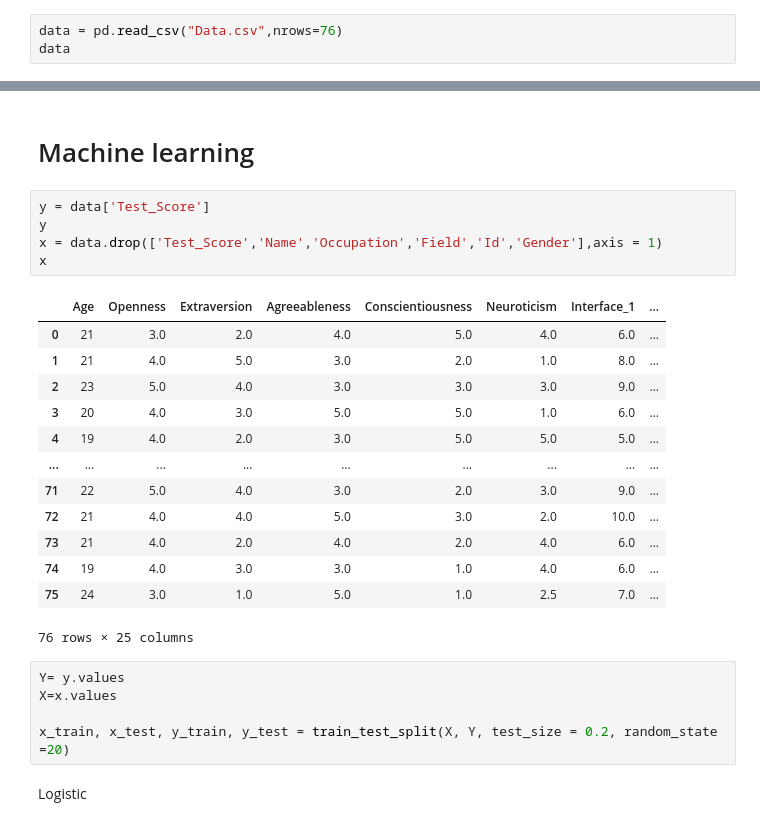
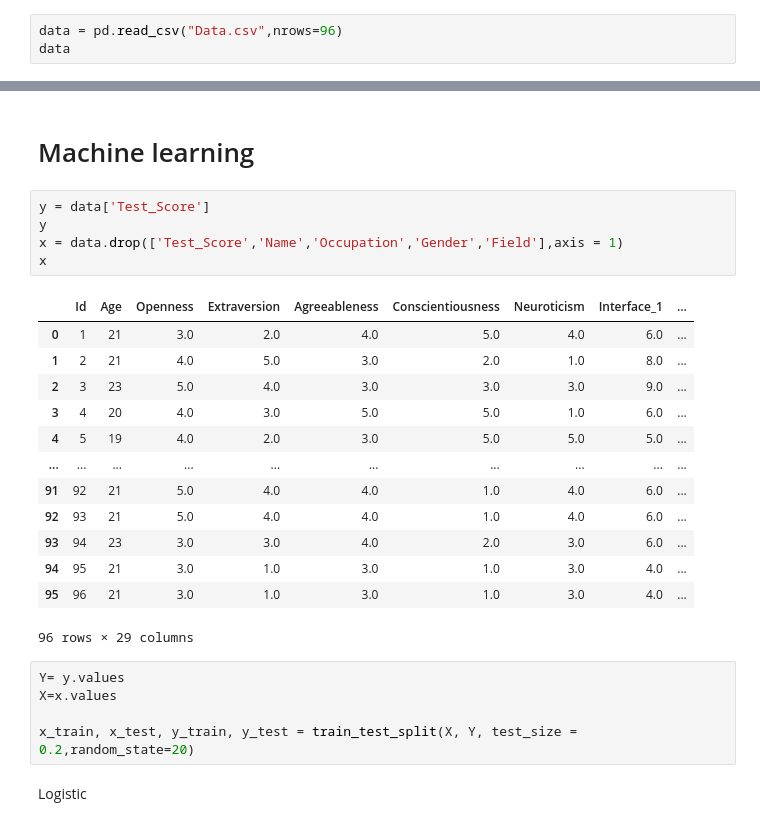
Before and after one commit to Mariamali2001/Bachelor_Project, a Jupyter notebook: Project.ipynb, the cells around one changed output, grey strips where cells are left out. Cells and saved outputs as stored; diff of their text form.

```diff
--- a/Project.ipynb
+++ b/Project.ipynb
@@ -25,7 +25,7 @@ from sklearn.tree import DecisionTreeClassifier
 # %% [markdown]
 Reading data
 # %%
-data = pd.read_csv("Data.csv",nrows=76)
+data = pd.read_csv("Data.csv",nrows=96)
 data
 # %% [output]
 |  | Id | Name | Gender | Field | Occupation | Age | Openness | Extraversion | Agreeableness | ... |
@@ -168,27 +429,27 @@ sns.histplot(x='Test_Score', hue='Test_Score', data=data)
 # %%
 y = data['Test_Score']
 y
-x = data.drop(['Test_Score','Name','Occupation','Field','Id','Gender'],axis = 1)
+x = data.drop(['Test_Score','Name','Occupation','Gender','Field'],axis = 1)
 x
 # %% [output]
-|  | Age | Openness | Extraversion | Agreeableness | Conscientiousness | Neuroticism | Interface_1 | ... |
-| 0 | 21 | 3.0 | 2.0 | 4.0 | 5.0 | 4.0 | 6.0 | ... |
-| 1 | 21 | 4.0 | 5.0 | 3.0 | 2.0 | 1.0 | 8.0 | ... |
-| 2 | 23 | 5.0 | 4.0 | 3.0 | 3.0 | 3.0 | 9.0 | ... |
-| 3 | 20 | 4.0 | 3.0 | 5.0 | 5.0 | 1.0 | 6.0 | ... |
-| 4 | 19 | 4.0 | 2.0 | 3.0 | 5.0 | 5.0 | 5.0 | ... |
-| ... | ... | ... | ... | ... | ... | ... | ... | ... |
-| 71 | 22 | 5.0 | 4.0 | 3.0 | 2.0 | 3.0 | 9.0 | ... |
-| 72 | 21 | 4.0 | 4.0 | 5.0 | 3.0 | 2.0 | 10.0 | ... |
-| 73 | 21 | 4.0 | 2.0 | 4.0 | 2.0 | 4.0 | 6.0 | ... |
-| 74 | 19 | 4.0 | 3.0 | 3.0 | 1.0 | 4.0 | 6.0 | ... |
-| 75 | 24 | 3.0 | 1.0 | 5.0 | 1.0 | 2.5 | 7.0 | ... |
+|  | Id | Age | Openness | Extraversion | Agreeableness | Conscientiousness | Neuroticism | Interface_1 | ... |
+| 0 | 1 | 21 | 3.0 | 2.0 | 4.0 | 5.0 | 4.0 | 6.0 | ... |
+| 1 | 2 | 21 | 4.0 | 5.0 | 3.0 | 2.0 | 1.0 | 8.0 | ... |
+| 2 | 3 | 23 | 5.0 | 4.0 | 3.0 | 3.0 | 3.0 | 9.0 | ... |
+| 3 | 4 | 20 | 4.0 | 3.0 | 5.0 | 5.0 | 1.0 | 6.0 | ... |
+| 4 | 5 | 19 | 4.0 | 2.0 | 3.0 | 5.0 | 5.0 | 5.0 | ... |
+| ... | ... | ... | ... | ... | ... | ... | ... | ... | ... |
+| 91 | 92 | 21 | 5.0 | 4.0 | 4.0 | 1.0 | 4.0 | 6.0 | ... |
+| 92 | 93 | 21 | 5.0 | 4.0 | 4.0 | 1.0 | 4.0 | 6.0 | ... |
+| 93 | 94 | 23 | 3.0 | 3.0 | 4.0 | 2.0 | 3.0 | 6.0 | ... |
+| 94 | 95 | 21 | 3.0 | 1.0 | 3.0 | 1.0 | 3.0 | 4.0 | ... |
+| 95 | 96 | 21 | 3.0 | 1.0 | 3.0 | 1.0 | 3.0 | 4.0 | ... |
-76 rows × 25 columns
+96 rows × 29 columns
 # %%
 Y= y.values
 X=x.values
 
-x_train, x_test, y_train, y_test = train_test_split(X, Y, test_size = 0.2, random_state =20)
+x_train, x_test, y_train, y_test = train_test_split(X, Y, test_size = 0.2,random_state=20)
 # %% [markdown]
 Logistic
 # %%
```
Also changed, not shown: parts of 76 cells of this notebook, 1 other file.
